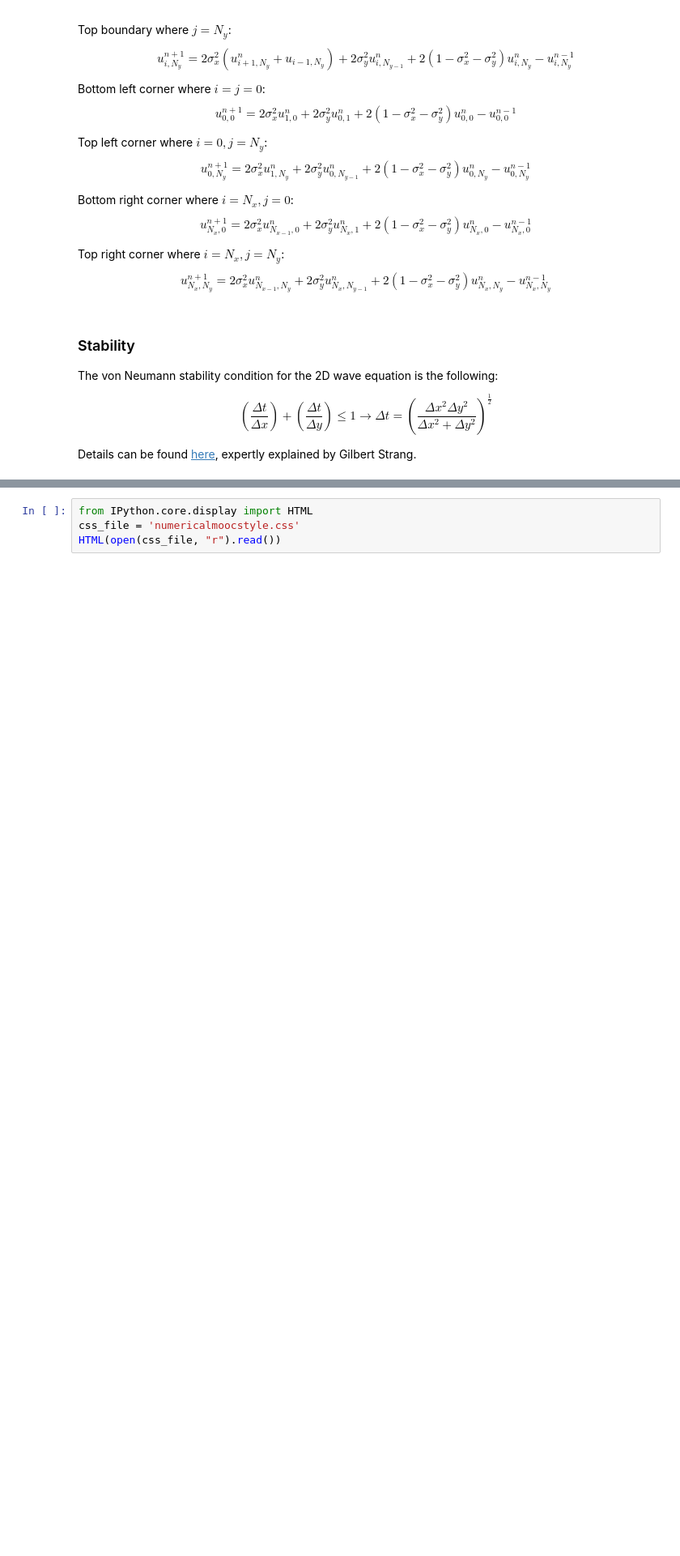
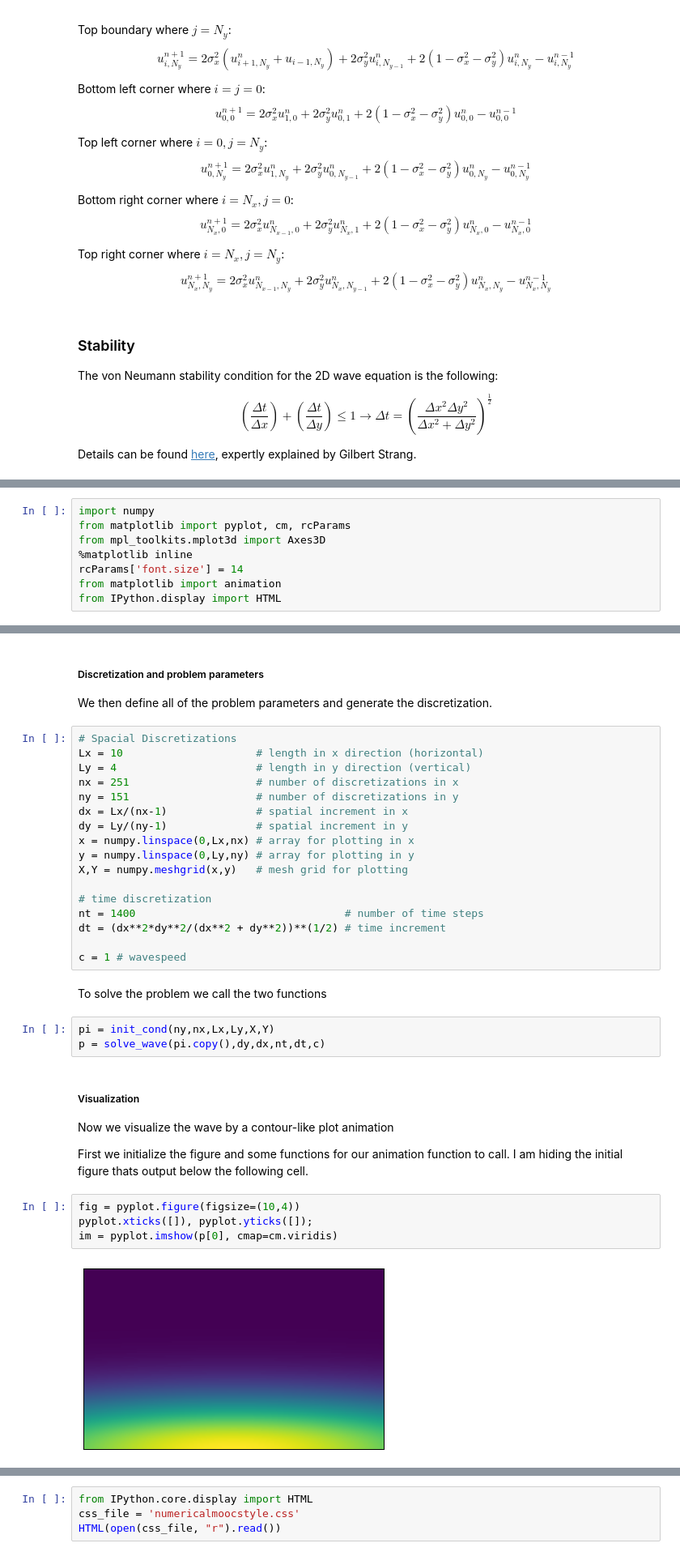
Before and after one commit to numerical-mooc/assignment-bank-2016, a Jupyter notebook: morrill/Pressure_waves_in_a_box.ipynb, the cells around one changed output, grey strips where cells are left out. Shown at 81% size. Cells and saved outputs as stored; diff of their text form; blank space fills up the shorter version.

Commit message:
input functioning code up to Verification

```diff
--- a/morrill/Pressure_waves_in_a_box.ipynb
+++ b/morrill/Pressure_waves_in_a_box.ipynb
@@ -148,0 +151,8 @@ We now create two functions, one for creating the initial conditions of the prob
+# %%
+import numpy
+from matplotlib import pyplot, cm, rcParams
+from mpl_toolkits.mplot3d import Axes3D
+%matplotlib inline
+rcParams['font.size'] = 14
+from matplotlib import animation
+from IPython.display import HTML
@@ -148,0 +350,36 @@ We now create two functions, one for creating the initial conditions of the prob
+# %% [markdown]
+##### Discretization and problem parameters
+We then define all of the problem parameters and generate the discretization.
+# %%
+# Spacial Discretizations
+Lx = 10                     # length in x direction (horizontal)
+Ly = 4                      # length in y direction (vertical)
+nx = 251                    # number of discretizations in x
+ny = 151                    # number of discretizations in y
+dx = Lx/(nx-1)              # spatial increment in x
+dy = Ly/(ny-1)              # spatial increment in y
+x = numpy.linspace(0,Lx,nx) # array for plotting in x
+y = numpy.linspace(0,Ly,ny) # array for plotting in y
+X,Y = numpy.meshgrid(x,y)   # mesh grid for plotting
+
+# time discretization
+nt = 1400                                 # number of time steps
+dt = (dx**2*dy**2/(dx**2 + dy**2))**(1/2) # time increment
+
+c = 1 # wavespeed
+# %% [markdown]
+To solve the problem we call the two functions
+# %%
+pi = init_cond(ny,nx,Lx,Ly,X,Y)
+p = solve_wave(pi.copy(),dy,dx,nt,dt,c)
+# %% [markdown]
+##### Visualization
+Now we visualize the wave by a contour-like plot animation
+
+First we initialize the figure and some functions for our animation function to call. I am hiding the initial figure thats output below the following cell.
+# %%
+fig = pyplot.figure(figsize=(10,4))
+pyplot.xticks([]), pyplot.yticks([]);
+im = pyplot.imshow(p[0], cmap=cm.viridis)
+# %% [output]
+[figure, added]
```
Also changed, not shown: parts of 12 cells of this notebook.
